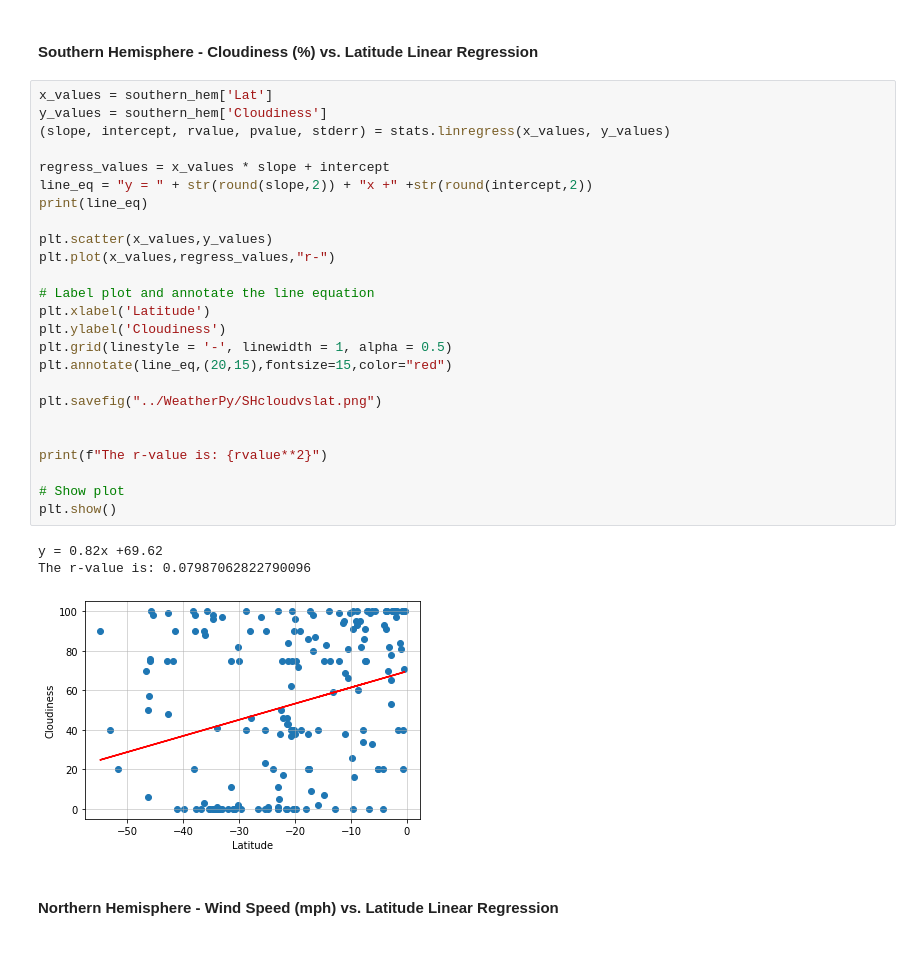
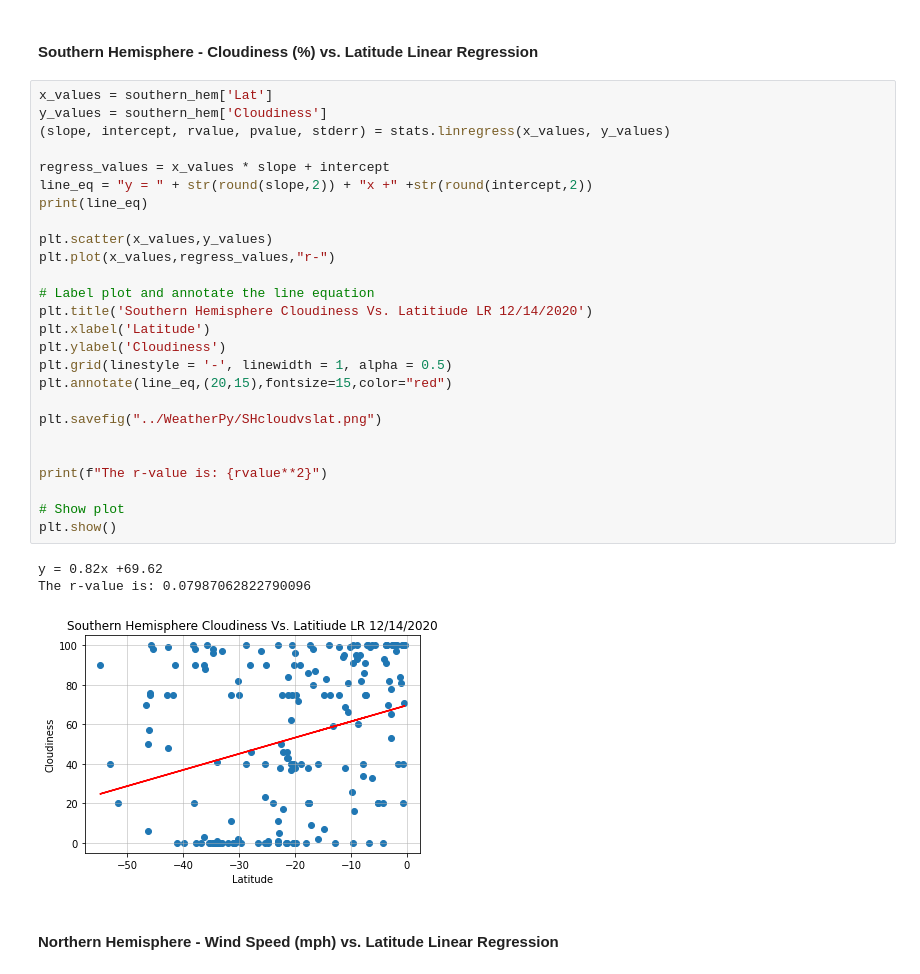
Before and after one commit to swanifereight/python-api-challenge, a Jupyter notebook: starter_code/WeatherPy/WeatherPy.ipynb, the cells around one changed output. Saved outputs shown, nothing was run; the diff lists cells and outputs as text.

```diff
--- a/starter_code/WeatherPy/WeatherPy.ipynb
+++ b/starter_code/WeatherPy/WeatherPy.ipynb
@@ -398,32 +415,33 @@ The r-value is: 0.04058652798694516
 # %%
 x_values = southern_hem['Lat']
 y_values = southern_hem['Cloudiness']
 (slope, intercept, rvalue, pvalue, stderr) = stats.linregress(x_values, y_values)
 
 regress_values = x_values * slope + intercept
 line_eq = "y = " + str(round(slope,2)) + "x +" +str(round(intercept,2))
 print(line_eq)
 
 plt.scatter(x_values,y_values)
 plt.plot(x_values,regress_values,"r-")
 
 # Label plot and annotate the line equation
+plt.title('Southern Hemisphere Cloudiness Vs. Latitiude LR 12/14/2020')
 plt.xlabel('Latitude')
 plt.ylabel('Cloudiness')
 plt.grid(linestyle = '-', linewidth = 1, alpha = 0.5)
 plt.annotate(line_eq,(20,15),fontsize=15,color="red")
 
 plt.savefig("../WeatherPy/SHcloudvslat.png")
 
 
 print(f"The r-value is: {rvalue**2}")
 
 # Show plot
 plt.show()
 # %% [output]
 y = 0.82x +69.62
 The r-value is: 0.07987062822790096
-[figure, old version]
+[figure, new version]
 # %% [markdown]
 ####  Northern Hemisphere - Wind Speed (mph) vs. Latitude Linear Regression
 # %%
```
Also changed, not shown: parts of 19 cells of this notebook, 12 other files.
